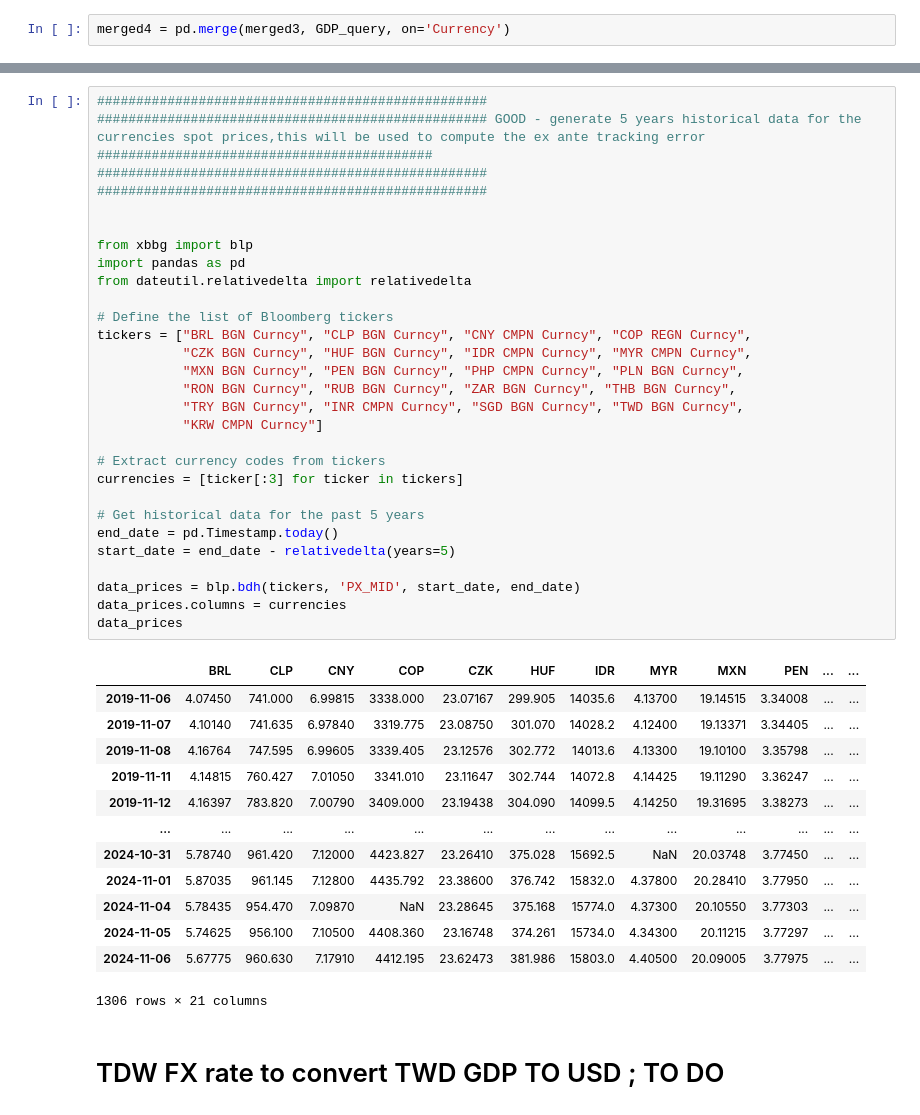
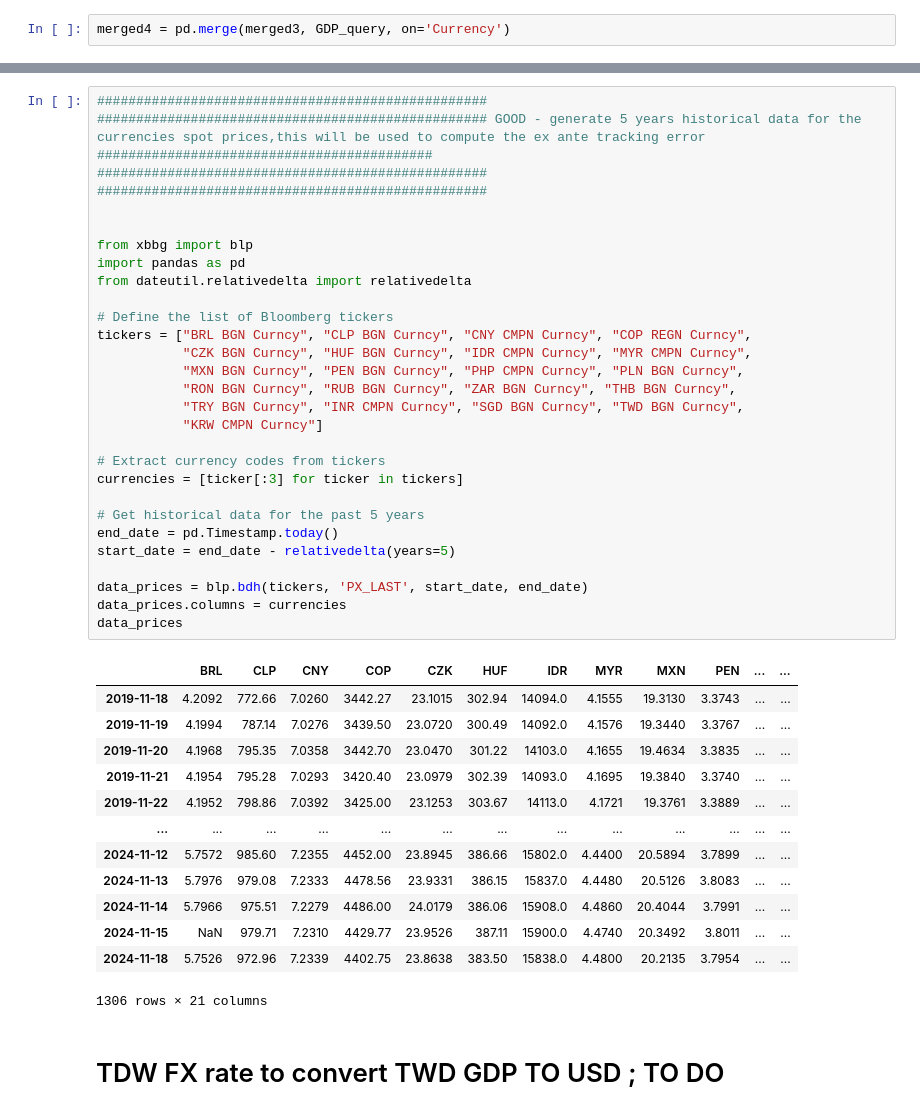
Before and after one commit to lanfeustX/Backtest, a Jupyter notebook: EM_FX_Portfolio_daily v2.ipynb, the cells around one changed output, grey strips where cells are left out. Cells and saved outputs as stored; diff of their text form.

```diff
--- a/EM_FX_Portfolio_daily v2.ipynb
+++ b/EM_FX_Portfolio_daily v2.ipynb
@@ -973,45 +1029,45 @@ Discount_Factor
 # %%
 ##################################################
 ################################################## GOOD - generate 5 years historical data for the currencies spot prices,this will be used to compute the ex ante tracking error ###########################################
 ##################################################
 ##################################################
 
 
 from xbbg import blp
 import pandas as pd
 from dateutil.relativedelta import relativedelta
 
 # Define the list of Bloomberg tickers
 tickers = ["BRL BGN Curncy", "CLP BGN Curncy", "CNY CMPN Curncy", "COP REGN Curncy",
            "CZK BGN Curncy", "HUF BGN Curncy", "IDR CMPN Curncy", "MYR CMPN Curncy",
            "MXN BGN Curncy", "PEN BGN Curncy", "PHP CMPN Curncy", "PLN BGN Curncy",
            "RON BGN Curncy", "RUB BGN Curncy", "ZAR BGN Curncy", "THB BGN Curncy",
            "TRY BGN Curncy", "INR CMPN Curncy", "SGD BGN Curncy", "TWD BGN Curncy",
            "KRW CMPN Curncy"]
 
 # Extract currency codes from tickers
 currencies = [ticker[:3] for ticker in tickers]
 
 # Get historical data for the past 5 years
 end_date = pd.Timestamp.today()
 start_date = end_date - relativedelta(years=5)
 
-data_prices = blp.bdh(tickers, 'PX_MID', start_date, end_date)
+data_prices = blp.bdh(tickers, 'PX_LAST', start_date, end_date)
 data_prices.columns = currencies
 data_prices
 # %% [output]
 |  | BRL | CLP | CNY | COP | CZK | HUF | IDR | MYR | MXN | PEN | ... | ... |
-| 2019-11-06 | 4.07450 | 741.000 | 6.99815 | 3338.000 | 23.07167 | 299.905 | 14035.6 | 4.13700 | 19.14515 | 3.34008 | ... | ... |
-| 2019-11-07 | 4.10140 | 741.635 | 6.97840 | 3319.775 | 23.08750 | 301.070 | 14028.2 | 4.12400 | 19.13371 | 3.34405 | ... | ... |
-| 2019-11-08 | 4.16764 | 747.595 | 6.99605 | 3339.405 | 23.12576 | 302.772 | 14013.6 | 4.13300 | 19.10100 | 3.35798 | ... | ... |
-| 2019-11-11 | 4.14815 | 760.427 | 7.01050 | 3341.010 | 23.11647 | 302.744 | 14072.8 | 4.14425 | 19.11290 | 3.36247 | ... | ... |
-| 2019-11-12 | 4.16397 | 783.820 | 7.00790 | 3409.000 | 23.19438 | 304.090 | 14099.5 | 4.14250 | 19.31695 | 3.38273 | ... | ... |
+| 2019-11-18 | 4.2092 | 772.66 | 7.0260 | 3442.27 | 23.1015 | 302.94 | 14094.0 | 4.1555 | 19.3130 | 3.3743 | ... | ... |
+| 2019-11-19 | 4.1994 | 787.14 | 7.0276 | 3439.50 | 23.0720 | 300.49 | 14092.0 | 4.1576 | 19.3440 | 3.3767 | ... | ... |
+| 2019-11-20 | 4.1968 | 795.35 | 7.0358 | 3442.70 | 23.0470 | 301.22 | 14103.0 | 4.1655 | 19.4634 | 3.3835 | ... | ... |
+| 2019-11-21 | 4.1954 | 795.28 | 7.0293 | 3420.40 | 23.0979 | 302.39 | 14093.0 | 4.1695 | 19.3840 | 3.3740 | ... | ... |
+| 2019-11-22 | 4.1952 | 798.86 | 7.0392 | 3425.00 | 23.1253 | 303.67 | 14113.0 | 4.1721 | 19.3761 | 3.3889 | ... | ... |
 | ... | ... | ... | ... | ... | ... | ... | ... | ... | ... | ... | ... | ... |
-| 2024-10-31 | 5.78740 | 961.420 | 7.12000 | 4423.827 | 23.26410 | 375.028 | 15692.5 | NaN | 20.03748 | 3.77450 | ... | ... |
-| 2024-11-01 | 5.87035 | 961.145 | 7.12800 | 4435.792 | 23.38600 | 376.742 | 15832.0 | 4.37800 | 20.28410 | 3.77950 | ... | ... |
-| 2024-11-04 | 5.78435 | 954.470 | 7.09870 | NaN | 23.28645 | 375.168 | 15774.0 | 4.37300 | 20.10550 | 3.77303 | ... | ... |
-| 2024-11-05 | 5.74625 | 956.100 | 7.10500 | 4408.360 | 23.16748 | 374.261 | 15734.0 | 4.34300 | 20.11215 | 3.77297 | ... | ... |
-| 2024-11-06 | 5.67775 | 960.630 | 7.17910 | 4412.195 | 23.62473 | 381.986 | 15803.0 | 4.40500 | 20.09005 | 3.77975 | ... | ... |
+| 2024-11-12 | 5.7572 | 985.60 | 7.2355 | 4452.00 | 23.8945 | 386.66 | 15802.0 | 4.4400 | 20.5894 | 3.7899 | ... | ... |
+| 2024-11-13 | 5.7976 | 979.08 | 7.2333 | 4478.56 | 23.9331 | 386.15 | 15837.0 | 4.4480 | 20.5126 | 3.8083 | ... | ... |
+| 2024-11-14 | 5.7966 | 975.51 | 7.2279 | 4486.00 | 24.0179 | 386.06 | 15908.0 | 4.4860 | 20.4044 | 3.7991 | ... | ... |
+| 2024-11-15 | NaN | 979.71 | 7.2310 | 4429.77 | 23.9526 | 387.11 | 15900.0 | 4.4740 | 20.3492 | 3.8011 | ... | ... |
+| 2024-11-18 | 5.7526 | 972.96 | 7.2339 | 4402.75 | 23.8638 | 383.50 | 15838.0 | 4.4800 | 20.2135 | 3.7954 | ... | ... |
 1306 rows × 21 columns
 # %% [markdown]
 # TDW FX rate to convert TWD GDP TO USD ; TO DO
```
Also changed, not shown: parts of 98 cells of this notebook.
